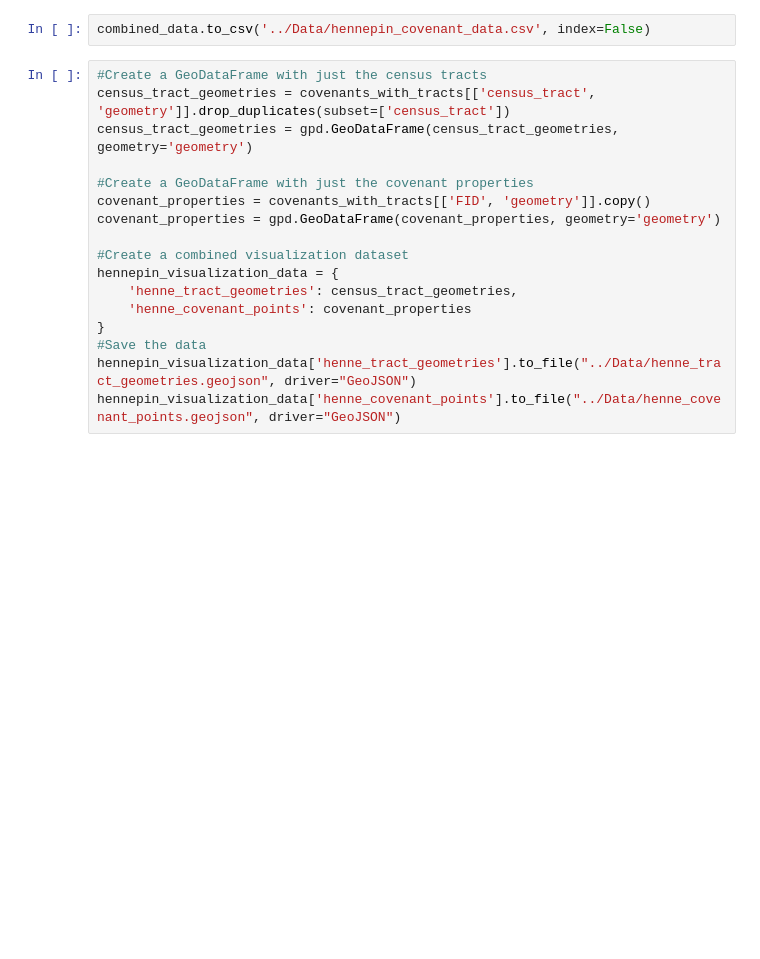
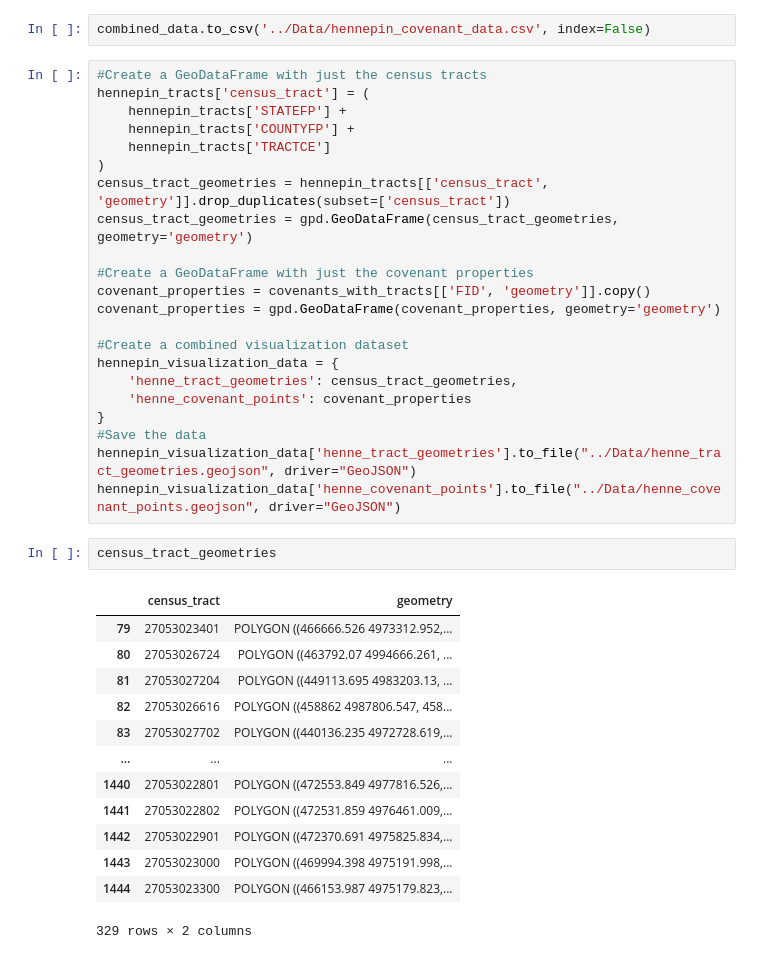
Before and after one commit to chance-roberts/DATA6550-Housing-Bias, a Jupyter notebook: Code/hennepin_housing-data-student-notebook.ipynb, the cells around one changed output. Cells and saved outputs as stored; diff of their text form; blank space fills up the shorter version.

```diff
--- a/Code/hennepin_housing-data-student-notebook.ipynb
+++ b/Code/hennepin_housing-data-student-notebook.ipynb
@@ -598,7 +598,12 @@ combined_data
 combined_data.to_csv('../Data/hennepin_covenant_data.csv', index=False)
 # %%
 #Create a GeoDataFrame with just the census tracts
-census_tract_geometries = covenants_with_tracts[['census_tract', 'geometry']].drop_duplicates(subset=['census_tract'])
+hennepin_tracts['census_tract'] = (
+    hennepin_tracts['STATEFP'] +
+    hennepin_tracts['COUNTYFP'] +
+    hennepin_tracts['TRACTCE']
+)
+census_tract_geometries = hennepin_tracts[['census_tract', 'geometry']].drop_duplicates(subset=['census_tract'])
 census_tract_geometries = gpd.GeoDataFrame(census_tract_geometries, geometry='geometry')
 
 #Create a GeoDataFrame with just the covenant properties
@@ -613,3 +618,19 @@ hennepin_visualization_data = {
 #Save the data
 hennepin_visualization_data['henne_tract_geometries'].to_file("../Data/henne_tract_geometries.geojson", driver="GeoJSON")
 hennepin_visualization_data['henne_covenant_points'].to_file("../Data/henne_covenant_points.geojson", driver="GeoJSON")
+# %%
+census_tract_geometries
+# %% [output]
+|  | census_tract | geometry |
+| 79 | 27053023401 | POLYGON ((466666.526 4973312.952,... |
+| 80 | 27053026724 | POLYGON ((463792.07 4994666.261, ... |
+| 81 | 27053027204 | POLYGON ((449113.695 4983203.13, ... |
+| 82 | 27053026616 | POLYGON ((458862 4987806.547, 458... |
+| 83 | 27053027702 | POLYGON ((440136.235 4972728.619,... |
+| ... | ... | ... |
+| 1440 | 27053022801 | POLYGON ((472553.849 4977816.526,... |
+| 1441 | 27053022802 | POLYGON ((472531.859 4976461.009,... |
+| 1442 | 27053022901 | POLYGON ((472370.691 4975825.834,... |
+| 1443 | 27053023000 | POLYGON ((469994.398 4975191.998,... |
+| 1444 | 27053023300 | POLYGON ((466153.987 4975179.823,... |
+329 rows × 2 columns
```
Also changed, not shown: 4 other files.
